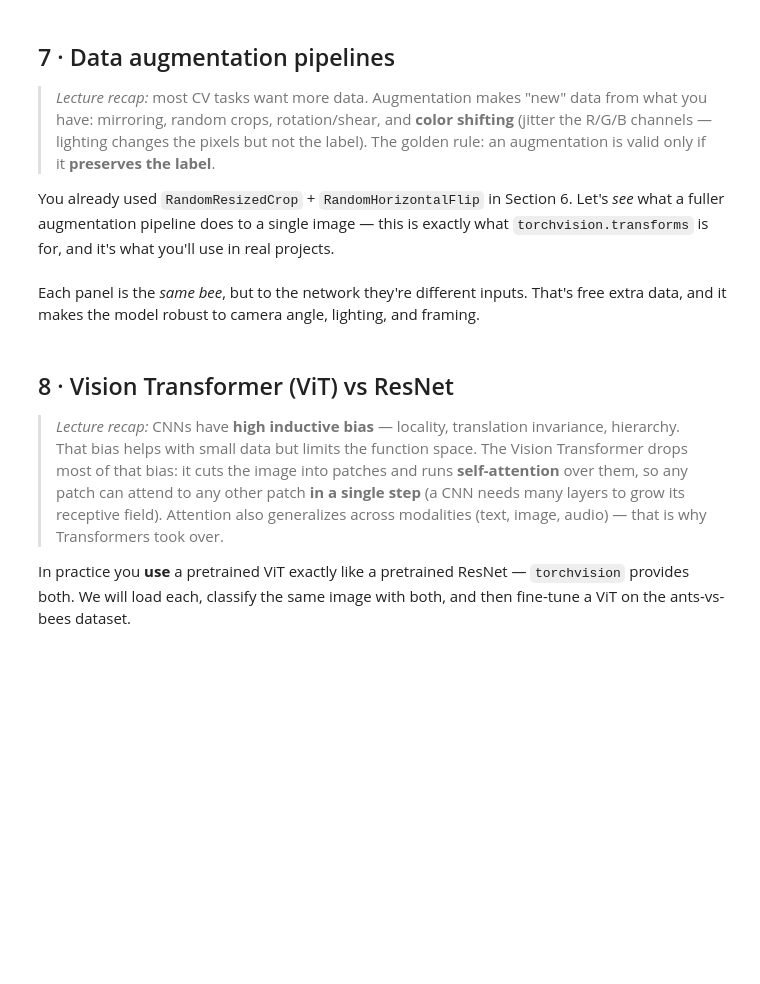
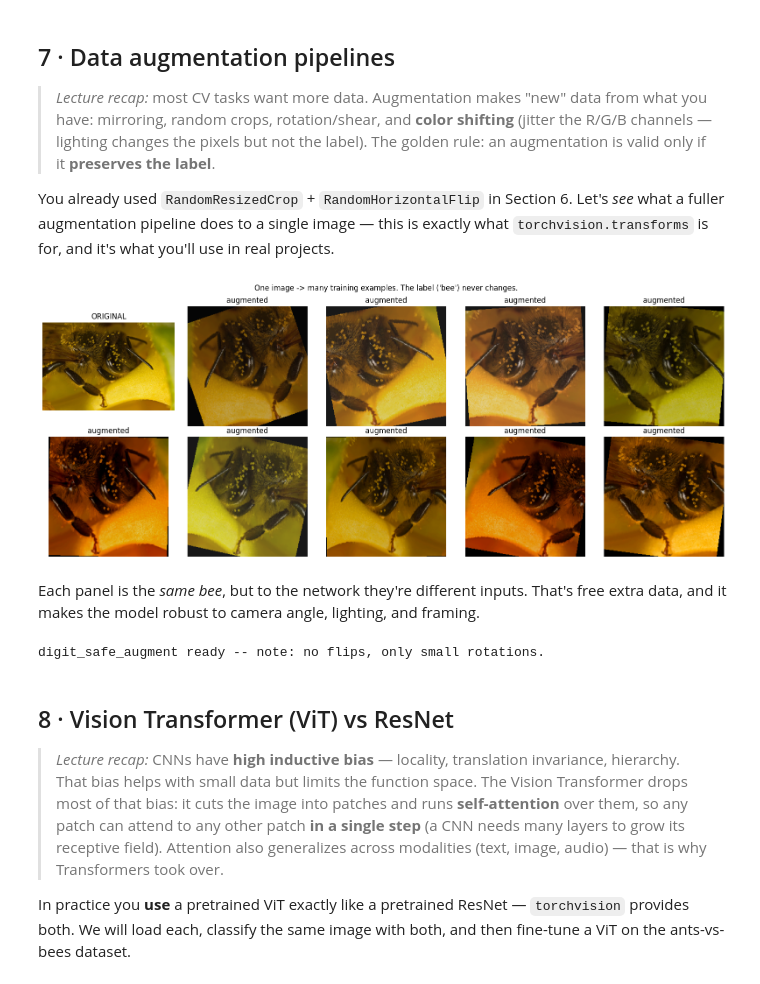
Before and after one commit to BasilReda/ITI_AI_Intake46, a Jupyter notebook: Computer_vision/day2/Computer_Vision_2_Practical_STUDENT.ipynb, the cells around one changed output. Drawn from its saved outputs; the diff is of its cells as text; code cells hidden in the pictures; blank space fills up the shorter version.

```diff
--- a/Computer_vision/day2/Computer_Vision_2_Practical_STUDENT.ipynb
+++ b/Computer_vision/day2/Computer_Vision_2_Practical_STUDENT.ipynb
@@ -833,34 +888,40 @@ projects.
 # %%
 # TODO 7.1 -- Build a production-style augmentation pipeline.
 #
 # Complete the `augment` pipeline. It should chain these transforms
 # (every call produces a different random result):
 #   - transforms.RandomResizedCrop(224, scale=(0.6, 1.0))   random crop + zoom
 #   - transforms.RandomHorizontalFlip(p=0.5)                mirror
 #   - transforms.RandomRotation(degrees=20)                 small rotation
 #   - transforms.ColorJitter(brightness=0.3, contrast=0.3,
 #                            saturation=0.3, hue=0.05)      'color shifting'
 # Pass them to transforms.Compose([...]).
 
 from PIL import Image
 import glob
 
 # Grab one real training image to augment. (given)
 sample_path = glob.glob(os.path.join(DATA_DIR, "train", "bees", "*"))[0]
 original = Image.open(sample_path).convert("RGB")
 
 augment = transforms.Compose([
-    # TODO: the four augmentation transforms above
+   transforms.RandomResizedCrop(224, scale=(0.6, 1.0)),
+   transforms.RandomHorizontalFlip(p=0.5),
+   transforms.RandomRotation(degrees=20),
+   transforms.ColorJitter(brightness=0.3, contrast=0.3,
+						  saturation=0.3, hue=0.05),
 ])
 
 # --- given: show one image -> many augmented versions ---
 fig, axes = plt.subplots(2, 5, figsize=(16, 6.5))
 axes[0, 0].imshow(original); axes[0, 0].set_title("ORIGINAL"); axes[0, 0].axis("off")
 for ax in axes.flat[1:]:
     ax.imshow(augment(original))     # each call -> a new random augmentation
     ax.set_title("augmented"); ax.axis("off")
 plt.suptitle("One image -> many training examples. The label ('bee') never changes.")
 plt.tight_layout(); plt.show()
+# %% [output]
+[figure, added]
 # %% [markdown]
 Each panel is the *same bee*, but to the network they're different inputs. That's free extra data, and it makes the model robust to camera angle, lighting, and framing.
 # %%
@@ -885,12 +946,18 @@ Each panel is the *same bee*, but to the network they're different inputs. That'
 # (a) TODO written answer -- why is large rotation dangerous for digits, and
 #     which augmentation is always safe for natural-object photos?
 # Your answer:
+# a high rotation can make a number like 6 look like 9 and a 2 look like 5 which might mislead the model.
+# a safe for transformation would be the color jitter, because it only changes the color and doesnt change the structre of the image it self.
 
 # (b) TODO: build the label-safe pipeline for digit data
 digit_safe_augment = transforms.Compose([
-    # TODO: the small, label-safe transforms above -- and NO flips
+	transforms.RandomRotation(degrees=10),
+	transforms.RandomAffine(degrees=0, translate=(0.1, 0.1)),
+	transforms.RandomResizedCrop(28, scale=(0.9, 1.0)),
 ])
 print("digit_safe_augment ready -- note: no flips, only small rotations.")
+# %% [output]
+digit_safe_augment ready -- note: no flips, only small rotations.
 # %% [markdown]
 ## 8 · Vision Transformer (ViT) vs ResNet
 
```
Also changed, not shown: parts of 10 cells of this notebook, 1 other file.
